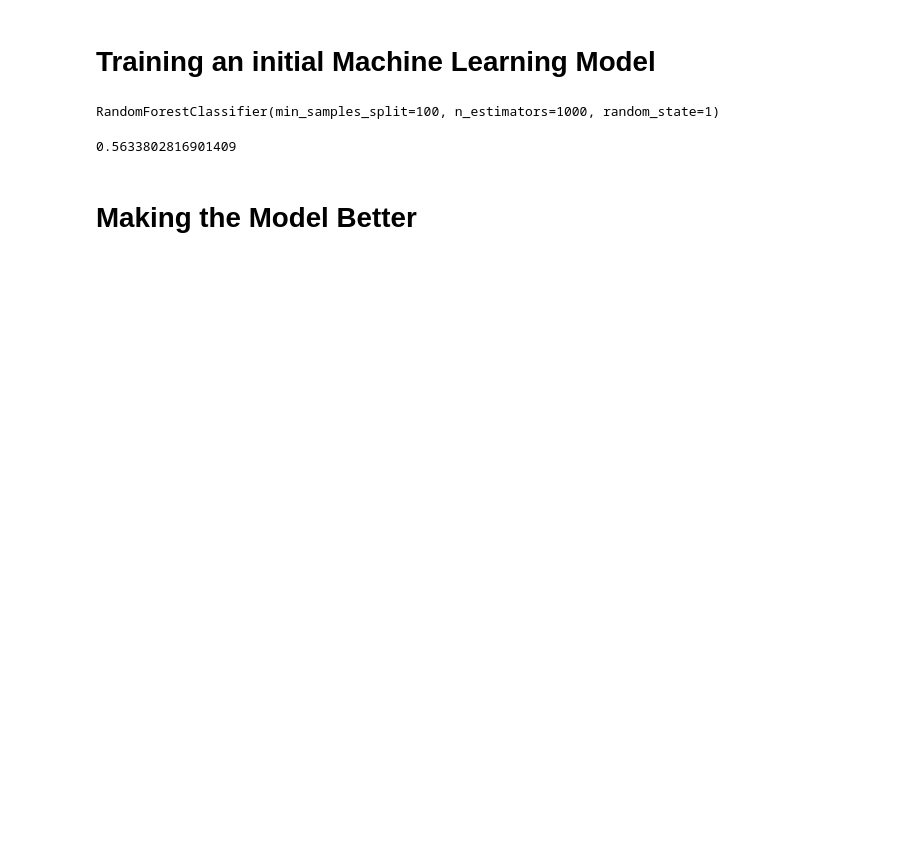
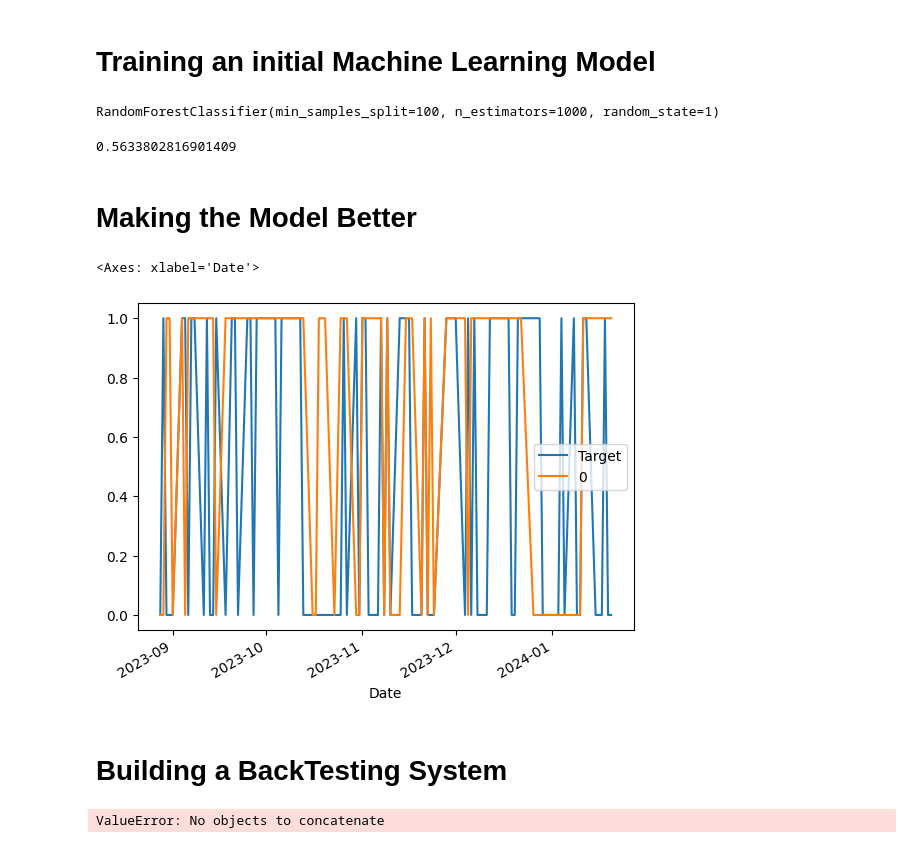
Before and after one commit to Aditya-y9/StockMarketML, a Jupyter notebook: StockMarketML.ipynb, the cells around one changed output. Saved outputs shown, nothing was run; the diff lists cells and outputs as text; code cells hidden in the pictures; blank space fills up the shorter version.

Commit message:
Error checking

```diff
--- a/StockMarketML.ipynb
+++ b/StockMarketML.ipynb
@@ -192,3 +192,12 @@ precision_score(test["Target"],preds)
 0.5633802816901409
 # %% [markdown]
 # Making the Model Better
+# %%
+combined  = pd.concat([test["Target"],preds],axis=1)
+# %%
+combined.plot()
+# %% [output]
+<Axes: xlabel='Date'>
+[figure, added]
+# %% [markdown]
+# Building a BackTesting System
@@ -194,0 +224,4 @@ precision_score(test["Target"],preds)
+# %%
+predictions = backtest(history,model,predictors)
+# %% [output]
+ValueError: No objects to concatenate
```
Also changed, not shown: parts of 7 cells of this notebook.
